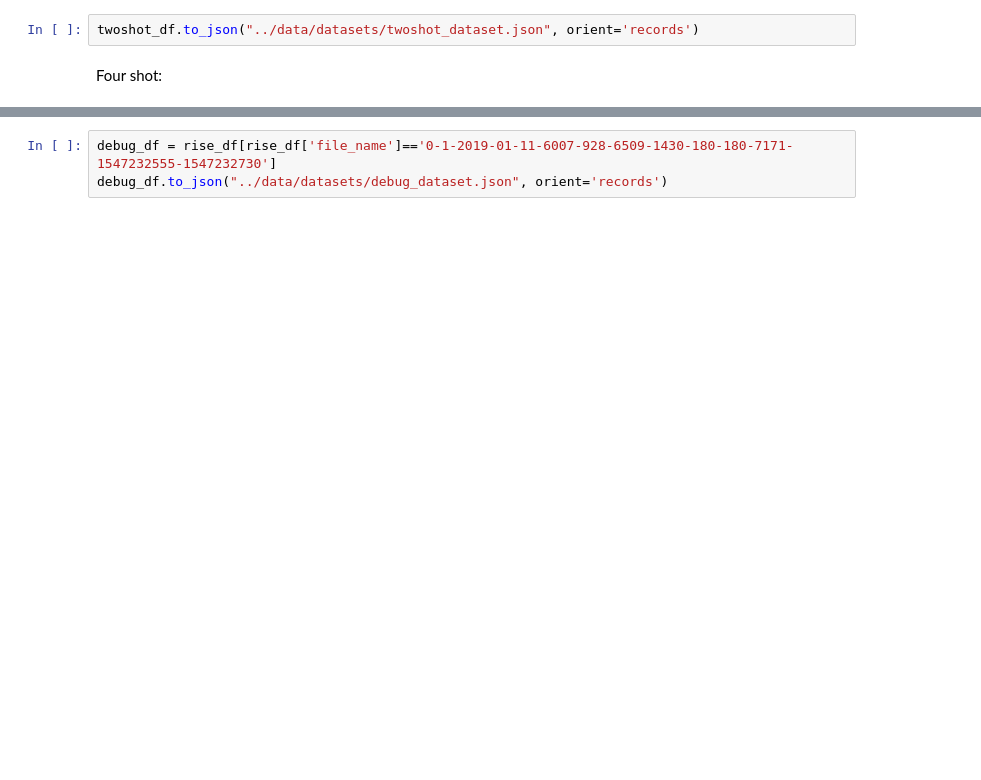
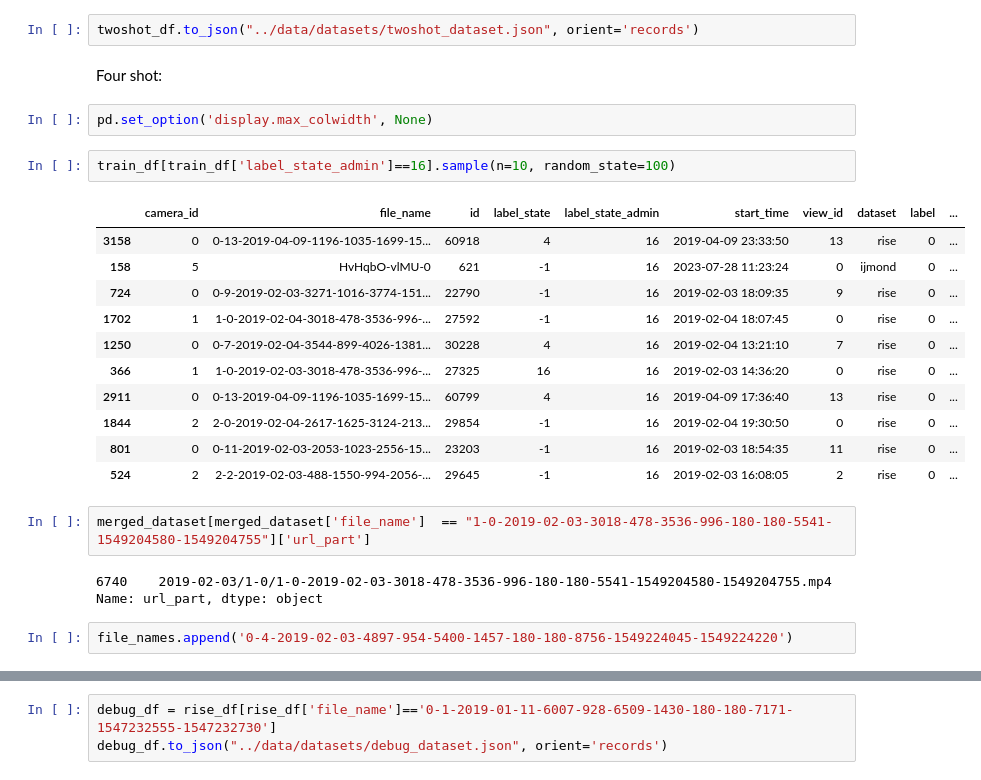
Before and after one commit to szabreka/uva_thesis_project, a Jupyter notebook: EDA/preprocess.ipynb, the cells around one changed output, grey strips where cells are left out. Cells and saved outputs as stored; diff of their text form; blank space fills up the shorter version.

```diff
--- a/EDA/preprocess.ipynb
+++ b/EDA/preprocess.ipynb
@@ -432,3 +432,26 @@ twoshot_df
 twoshot_df.to_json("../data/datasets/twoshot_dataset.json", orient='records')
 # %% [markdown]
 Four shot:
+# %%
+pd.set_option('display.max_colwidth', None)
+# %%
+train_df[train_df['label_state_admin']==16].sample(n=10, random_state=100)
+# %% [output]
+|  | camera_id | file_name | id | label_state | label_state_admin | start_time | view_id | dataset | label | ... |
+| 3158 | 0 | 0-13-2019-04-09-1196-1035-1699-15... | 60918 | 4 | 16 | 2019-04-09 23:33:50 | 13 | rise | 0 | ... |
+| 158 | 5 | HvHqbO-vlMU-0 | 621 | -1 | 16 | 2023-07-28 11:23:24 | 0 | ijmond | 0 | ... |
+| 724 | 0 | 0-9-2019-02-03-3271-1016-3774-151... | 22790 | -1 | 16 | 2019-02-03 18:09:35 | 9 | rise | 0 | ... |
+| 1702 | 1 | 1-0-2019-02-04-3018-478-3536-996-... | 27592 | -1 | 16 | 2019-02-04 18:07:45 | 0 | rise | 0 | ... |
+| 1250 | 0 | 0-7-2019-02-04-3544-899-4026-1381... | 30228 | 4 | 16 | 2019-02-04 13:21:10 | 7 | rise | 0 | ... |
+| 366 | 1 | 1-0-2019-02-03-3018-478-3536-996-... | 27325 | 16 | 16 | 2019-02-03 14:36:20 | 0 | rise | 0 | ... |
+| 2911 | 0 | 0-13-2019-04-09-1196-1035-1699-15... | 60799 | 4 | 16 | 2019-04-09 17:36:40 | 13 | rise | 0 | ... |
+| 1844 | 2 | 2-0-2019-02-04-2617-1625-3124-213... | 29854 | -1 | 16 | 2019-02-04 19:30:50 | 0 | rise | 0 | ... |
+| 801 | 0 | 0-11-2019-02-03-2053-1023-2556-15... | 23203 | -1 | 16 | 2019-02-03 18:54:35 | 11 | rise | 0 | ... |
+| 524 | 2 | 2-2-2019-02-03-488-1550-994-2056-... | 29645 | -1 | 16 | 2019-02-03 16:08:05 | 2 | rise | 0 | ... |
+# %%
+merged_dataset[merged_dataset['file_name']  == "1-0-2019-02-03-3018-478-3536-996-180-180-5541-1549204580-1549204755"]['url_part']
+# %% [output]
+6740    2019-02-03/1-0/1-0-2019-02-03-3018-478-3536-996-180-180-5541-1549204580-1549204755.mp4
+Name: url_part, dtype: object
+# %%
+file_names.append('0-4-2019-02-03-4897-954-5400-1457-180-180-8756-1549224045-1549224220')
```
Also changed, not shown: parts of 7 cells of this notebook, 1 other file.
